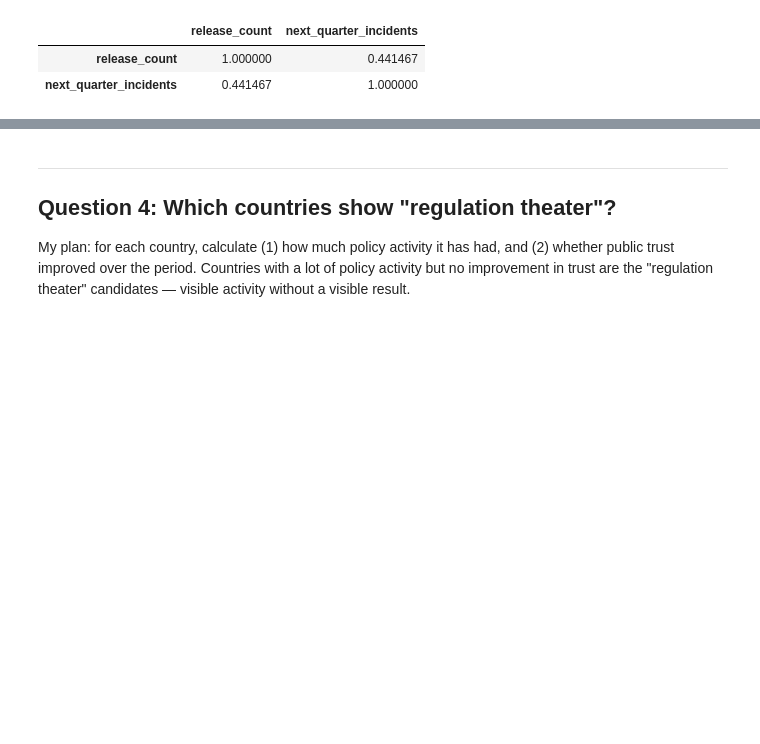
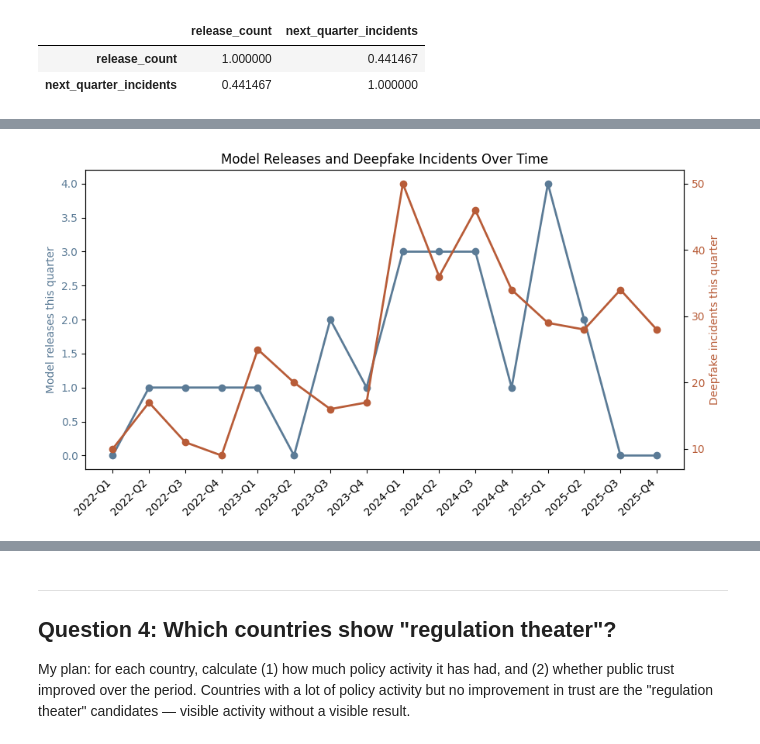
Before and after one commit to kneal23/does-ai-regulation-work, a Jupyter notebook: genai_trust_safety_analysis.ipynb, the cells around one changed output, grey strips where cells are left out. Saved outputs shown, nothing was run; the diff lists cells and outputs as text; code cells hidden in the pictures; blank space fills up the shorter version.

```diff
--- a/genai_trust_safety_analysis.ipynb
+++ b/genai_trust_safety_analysis.ipynb
@@ -461,0 +855,40 @@ rigorous design.
+# %%
+# Build readable quarter labels (e.g. "2024-Q1") for a chronological view
+def yq_to_label(yq):
+    year = yq // 4
+    q = yq % 4
+    if q == 0:
+        year -= 1
+        q = 4
+    return f"{int(year)}-Q{int(q)}"
+
+release_vs_incidents['label'] = release_vs_incidents['year_quarter'].apply(yq_to_label)
+# %%
+# Two separate charts rather than one combined figure — each one is small
+# and tight when squeezed side by side, especially once GitHub scales the
+# image down to fit a README's width. The time series shows the real
+# temporal shape; the scatter shows the specific relationship being
+# tested. Neither alone tells the full story, but each is clearer on its
+# own than both jammed into one image.
+
+# Chart 1: chronological dual-axis time series
+fig, ax1 = plt.subplots(figsize=(9, 5))
+
+ax1.plot(release_vs_incidents['label'], release_vs_incidents['release_count'],
+         marker='o', color='#5B7B96', linewidth=2, label='Visual-gen model releases')
+ax1.set_ylabel('Model releases this quarter', color='#5B7B96')
+ax1.tick_params(axis='y', labelcolor='#5B7B96')
+plt.setp(ax1.get_xticklabels(), rotation=45, ha='right')
+ax1.set_title('Model Releases and Deepfake Incidents Over Time')
+
+ax2 = ax1.twinx()
+ax2.plot(release_vs_incidents['label'], release_vs_incidents['deepfake_incident_count'],
+         marker='o', color='#B85C38', linewidth=2, label='Deepfake incidents')
+ax2.set_ylabel('Deepfake incidents this quarter', color='#B85C38')
+ax2.tick_params(axis='y', labelcolor='#B85C38')
+
+plt.tight_layout()
+plt.savefig('releases_incidents_timeseries.png', dpi=150, bbox_inches='tight')
+plt.show()
+# %% [output]
+[figure, added]
```
Also changed, not shown: parts of 51 cells of this notebook, 10 other files.
